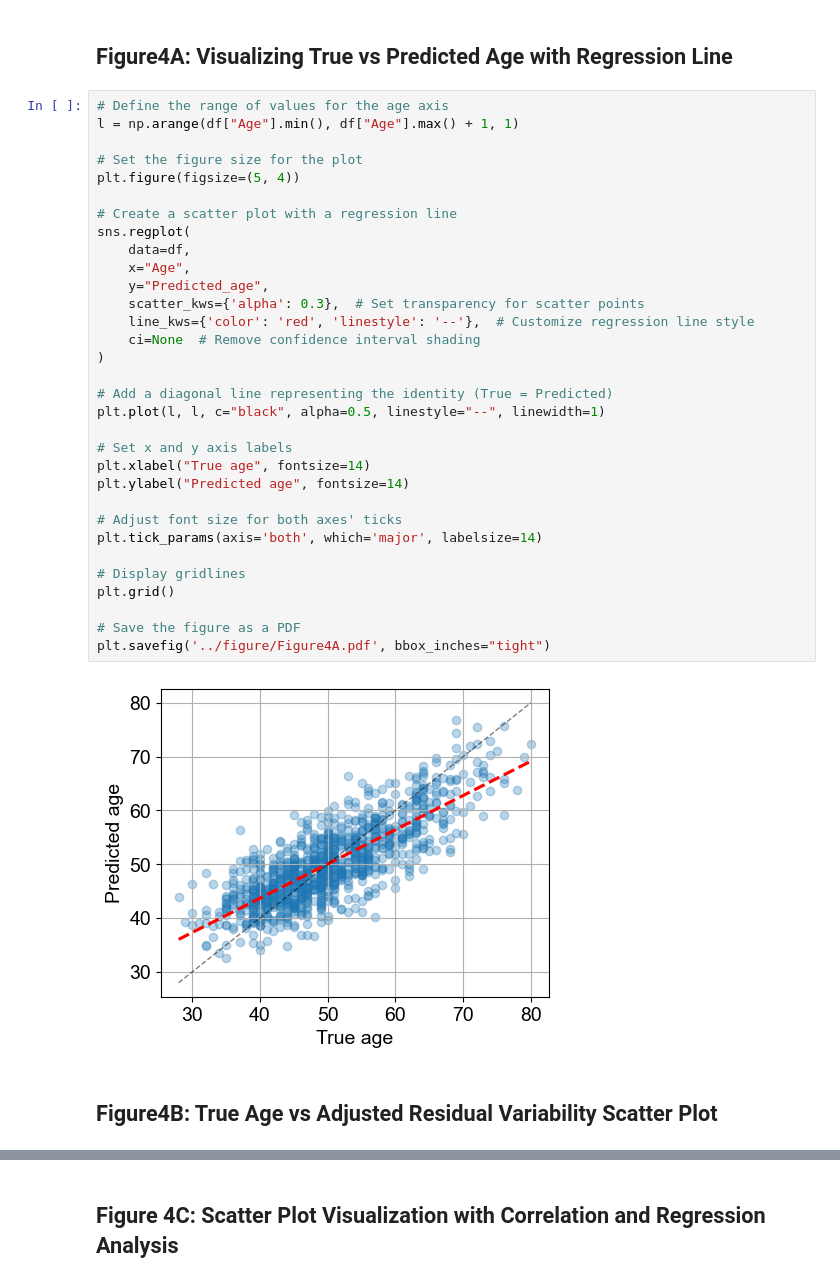
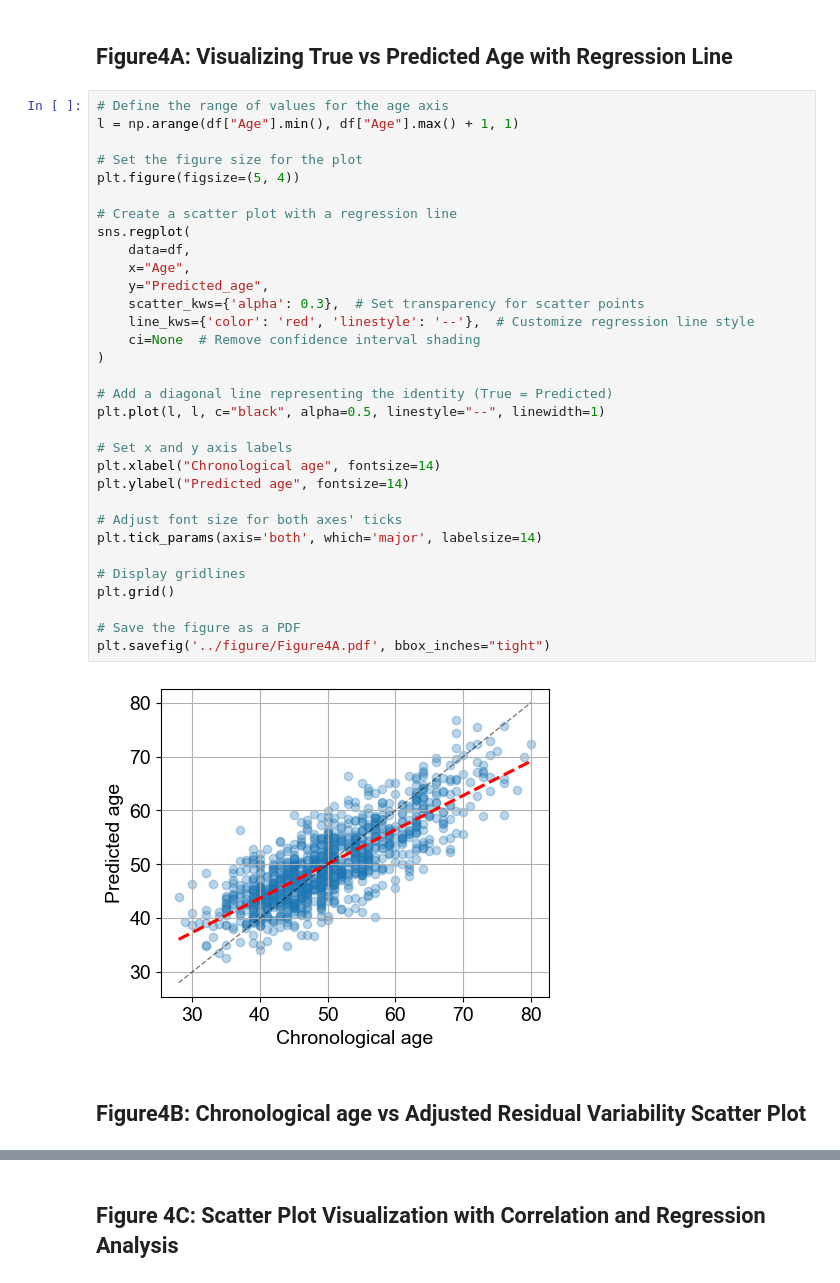
Before and after one commit to SHMAKI/LSFG_JCHO, a Jupyter notebook: 4_Figure456/src/1_calc_rmVAI.ipynb, the cells around one changed output, grey strips where cells are left out. Cells and saved outputs as stored; diff of their text form.

```diff
--- a/4_Figure456/src/1_calc_rmVAI.ipynb
+++ b/4_Figure456/src/1_calc_rmVAI.ipynb
@@ -124,37 +124,37 @@ def sanitize_filename(name):
 l = np.arange(df["Age"].min(), df["Age"].max() + 1, 1)
 
 # Set the figure size for the plot
 plt.figure(figsize=(5, 4))
 
 # Create a scatter plot with a regression line
 sns.regplot(
     data=df,
     x="Age",
     y="Predicted_age",
     scatter_kws={'alpha': 0.3},  # Set transparency for scatter points
     line_kws={'color': 'red', 'linestyle': '--'},  # Customize regression line style
     ci=None  # Remove confidence interval shading
 )
 
 # Add a diagonal line representing the identity (True = Predicted)
 plt.plot(l, l, c="black", alpha=0.5, linestyle="--", linewidth=1)
 
 # Set x and y axis labels
-plt.xlabel("True age", fontsize=14)
+plt.xlabel("Chronological age", fontsize=14)
 plt.ylabel("Predicted age", fontsize=14)
 
 # Adjust font size for both axes' ticks
 plt.tick_params(axis='both', which='major', labelsize=14)
 
 # Display gridlines
 plt.grid()
 
 # Save the figure as a PDF
 plt.savefig('../figure/Figure4A.pdf', bbox_inches="tight")
 # %% [output]
-[figure, old version]
+[figure, new version]
 # %% [markdown]
-## Figure4B: True Age vs Adjusted Residual Variability Scatter Plot
+## Figure4B: Chronological age vs Adjusted Residual Variability Scatter Plot
 # %%
 # Set the target column for residual variability
 tgt_cols = "rmVAI (%)"
```
Also changed, not shown: parts of 8 cells of this notebook.
